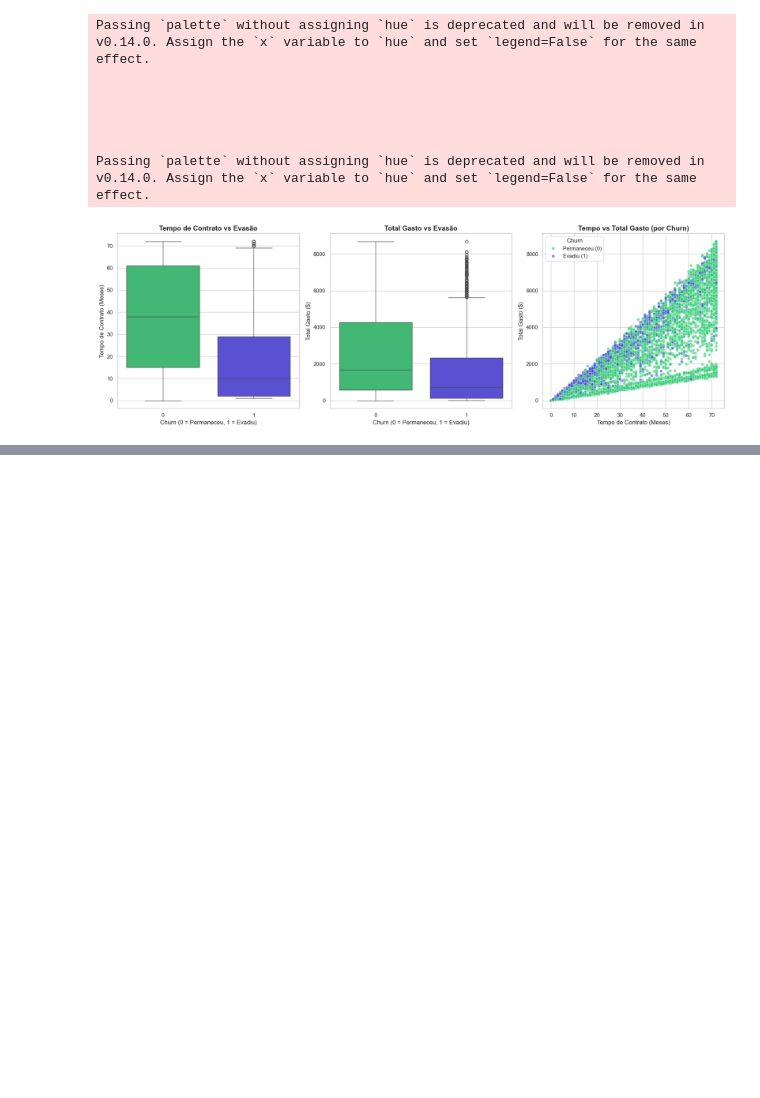
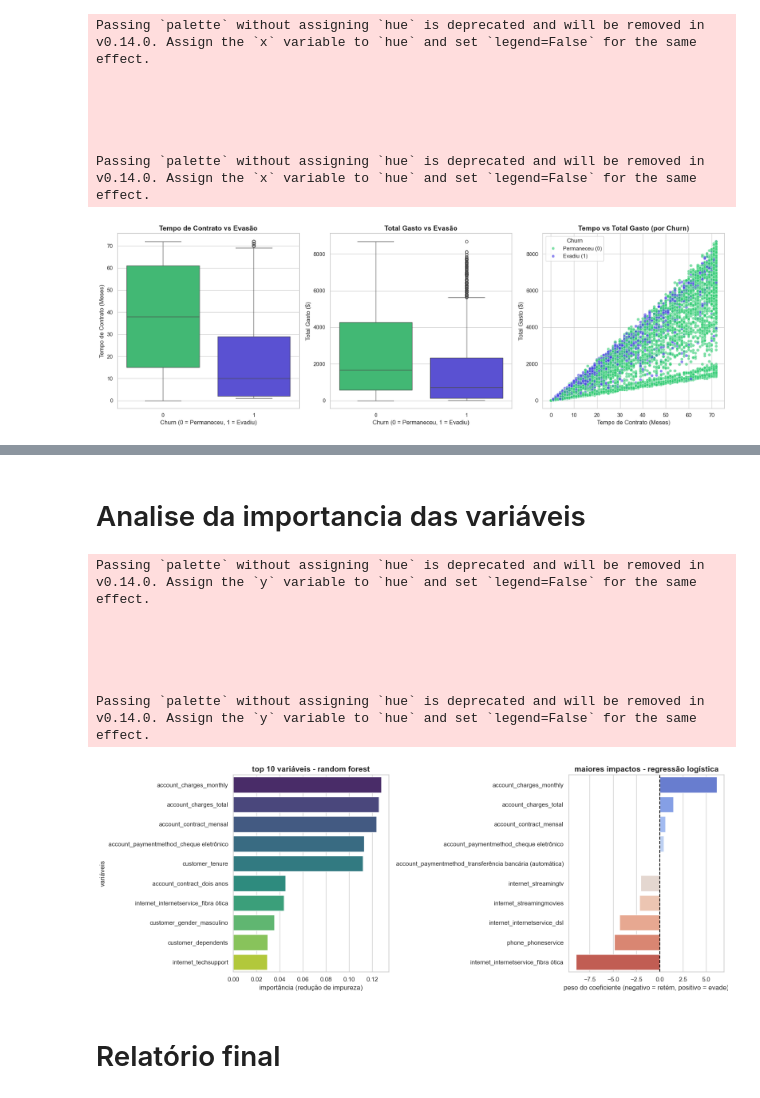
Before and after one commit to otaviorooliver/TelecomX2, a Jupyter notebook: TelecomX2.ipynb, the cells around one changed output, grey strips where cells are left out. Drawn from its saved outputs; the diff is of its cells as text; code cells hidden in the pictures; blank space fills up the shorter version.

```diff
--- a/TelecomX2.ipynb
+++ b/TelecomX2.ipynb
@@ -262,0 +382,53 @@ Passing `palette` without assigning `hue` is deprecated and will be removed in v
+# %% [markdown]
+# Analise da importancia das variáveis
+# %%
+# 1. recuperar os nomes das colunas usadas no treinamento
+features = X_treino.columns
+
+# 2. extrair importância do random forest
+importancia_rf = pd.DataFrame({
+    'variavel': features,
+    'importancia': modelo_rf.feature_importances_
+}).sort_values(by='importancia', ascending=False)
+
+# 3. extrair coeficientes da regressão logística
+importancia_log = pd.DataFrame({
+    'variavel': features,
+    'coeficiente': modelo_logistico.coef_[0]
+}).sort_values(by='coeficiente', ascending=False)
+
+# 4. configurar a visualização lado a lado
+fig, axes = plt.subplots(1, 2, figsize=(16, 6))
+sns.set_theme(style="whitegrid")
+
+# gráfico 1: random forest (top 10 variáveis)
+sns.barplot(data=importancia_rf.head(10), x='importancia', y='variavel', ax=axes[0], palette='viridis')
+axes[0].set_title('top 10 variáveis - random forest', fontsize=14, fontweight='bold')
+axes[0].set_xlabel('importância (redução de impureza)')
+axes[0].set_ylabel('variáveis')
+
+# gráfico 2: regressão logística (juntando os 5 maiores e 5 menores coeficientes)
+top_positivos = importancia_log.head(5)
+top_negativos = importancia_log.tail(5)
+top_log = pd.concat([top_positivos, top_negativos]).sort_values(by='coeficiente', ascending=False)
+
+sns.barplot(data=top_log, x='coeficiente', y='variavel', ax=axes[1], palette='coolwarm')
+axes[1].set_title('maiores impactos - regressão logística', fontsize=14, fontweight='bold')
+axes[1].set_xlabel('peso do coeficiente (negativo = retém, positivo = evade)')
+axes[1].set_ylabel('')
+axes[1].axvline(x=0, color='black', linestyle='--')
+
+# ajustar layout e mostrar
+plt.tight_layout()
+plt.show()
+# %% [output]
+Passing `palette` without assigning `hue` is deprecated and will be removed in v0.14.0. Assign the `y` variable to `hue` and set `legend=False` for the same effect.
+
+
+
+
+
+Passing `palette` without assigning `hue` is deprecated and will be removed in v0.14.0. Assign the `y` variable to `hue` and set `legend=False` for the same effect.
+[figure, added]
+# %% [markdown]
+# Relatório final
```
Also changed, not shown: parts of 7 cells of this notebook.
